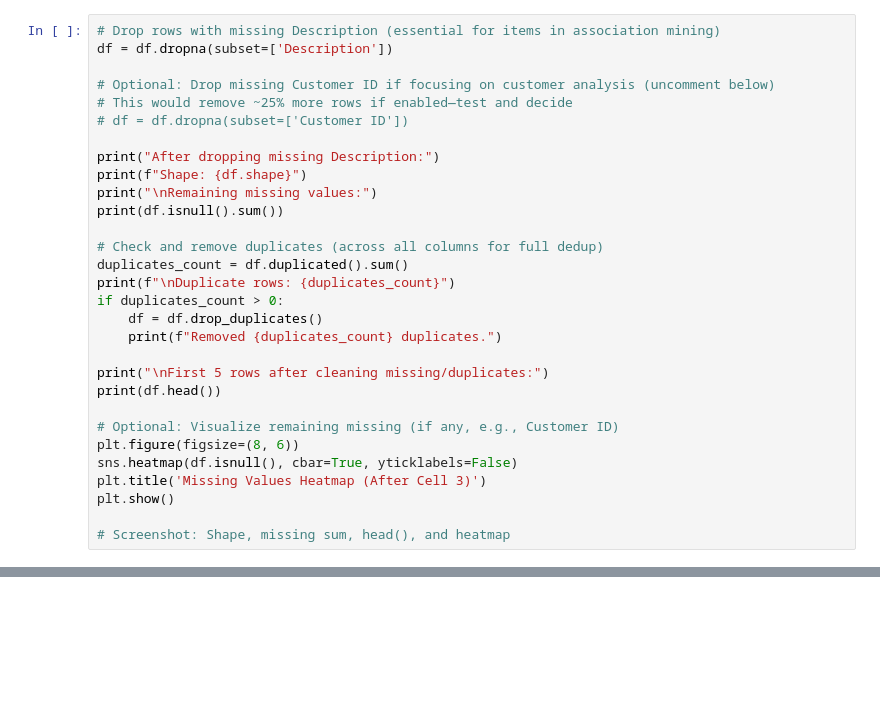
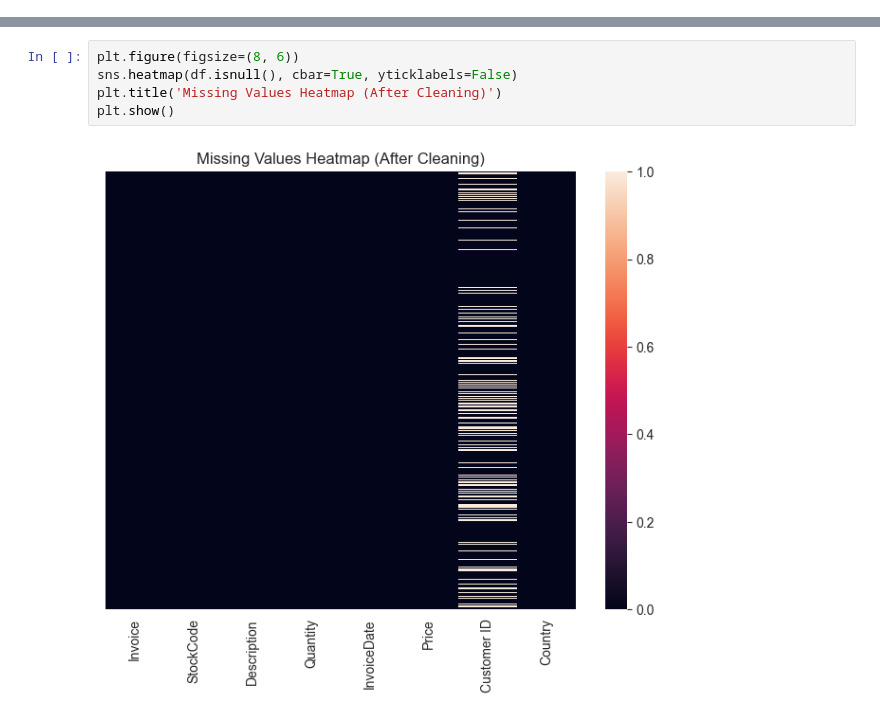
Before and after one commit to Basmala-ElKady/OnlineRetail-DataMining, a Jupyter notebook: Data_Cleaning_and_Preprocessing.ipynb, the cells around one changed output, grey strips where cells are left out. Drawn from its saved outputs; the diff is of its cells as text; blank space fills up the shorter version.

```diff
--- a/Data_Cleaning_and_Preprocessing.ipynb
+++ b/Data_Cleaning_and_Preprocessing.ipynb
@@ -93,30 +124,0 @@ Name: count, dtype: int64
-# %%
-# Drop rows with missing Description (essential for items in association mining)
-df = df.dropna(subset=['Description'])
-
-# Optional: Drop missing Customer ID if focusing on customer analysis (uncomment below)
-# This would remove ~25% more rows if enabled—test and decide
-# df = df.dropna(subset=['Customer ID'])
-
-print("After dropping missing Description:")
-print(f"Shape: {df.shape}")
-print("\nRemaining missing values:")
-print(df.isnull().sum())
-
-# Check and remove duplicates (across all columns for full dedup)
-duplicates_count = df.duplicated().sum()
-print(f"\nDuplicate rows: {duplicates_count}")
-if duplicates_count > 0:
-    df = df.drop_duplicates()
-    print(f"Removed {duplicates_count} duplicates.")
-
-print("\nFirst 5 rows after cleaning missing/duplicates:")
-print(df.head())
-
-# Optional: Visualize remaining missing (if any, e.g., Customer ID)
-plt.figure(figsize=(8, 6))
-sns.heatmap(df.isnull(), cbar=True, yticklabels=False)
-plt.title('Missing Values Heatmap (After Cell 3)')
-plt.show()
-
-# Screenshot: Shape, missing sum, head(), and heatmap
@@ -142 +161,8 @@ Country             0
+# %%
+plt.figure(figsize=(8, 6))
+sns.heatmap(df.isnull(), cbar=True, yticklabels=False)
+plt.title('Missing Values Heatmap (After Cleaning)')
+plt.show()
+# %% [output]
+[figure, added]
 # %%
```
Also changed, not shown: parts of 36 cells of this notebook, 1 other file.
